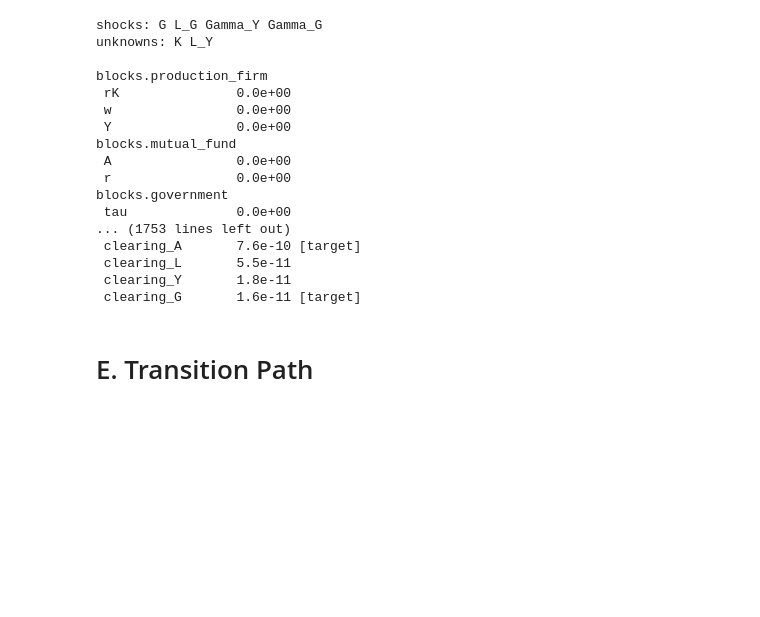
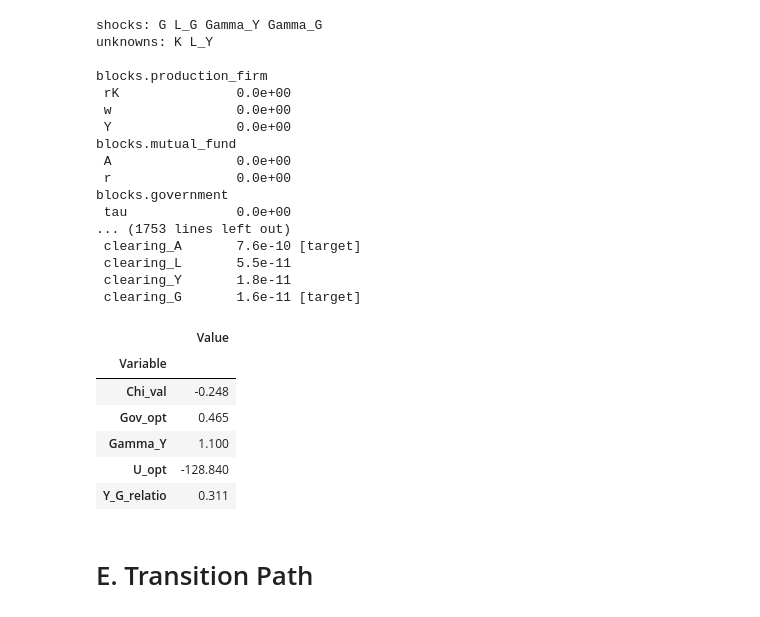
Before and after one commit to funlime/Assignment_2, a Jupyter notebook: Assignment_II/main.ipynb, the cells around one changed output. Cells and saved outputs as stored; diff of their text form; code cells hidden in the pictures; blank space fills up the shorter version.

```diff
--- a/Assignment_II/main.ipynb
+++ b/Assignment_II/main.ipynb
@@ -331,6 +343,16 @@ blocks.government
  clearing_L       5.5e-11
  clearing_Y       1.8e-11
  clearing_G       1.6e-11 [target]
+# %%
+table_res['Model D']
+# %% [output]
+|  | Value |
+| Variable |  |
+| Chi_val | -0.248 |
+| Gov_opt | 0.465 |
+| Gamma_Y | 1.100 |
+| U_opt | -128.840 |
+| Y_G_relatio | 0.311 |
 # %% [markdown]
 # E. Transition Path
 # %%
```
Also changed, not shown: parts of 21 cells of this notebook, 3 other files.
